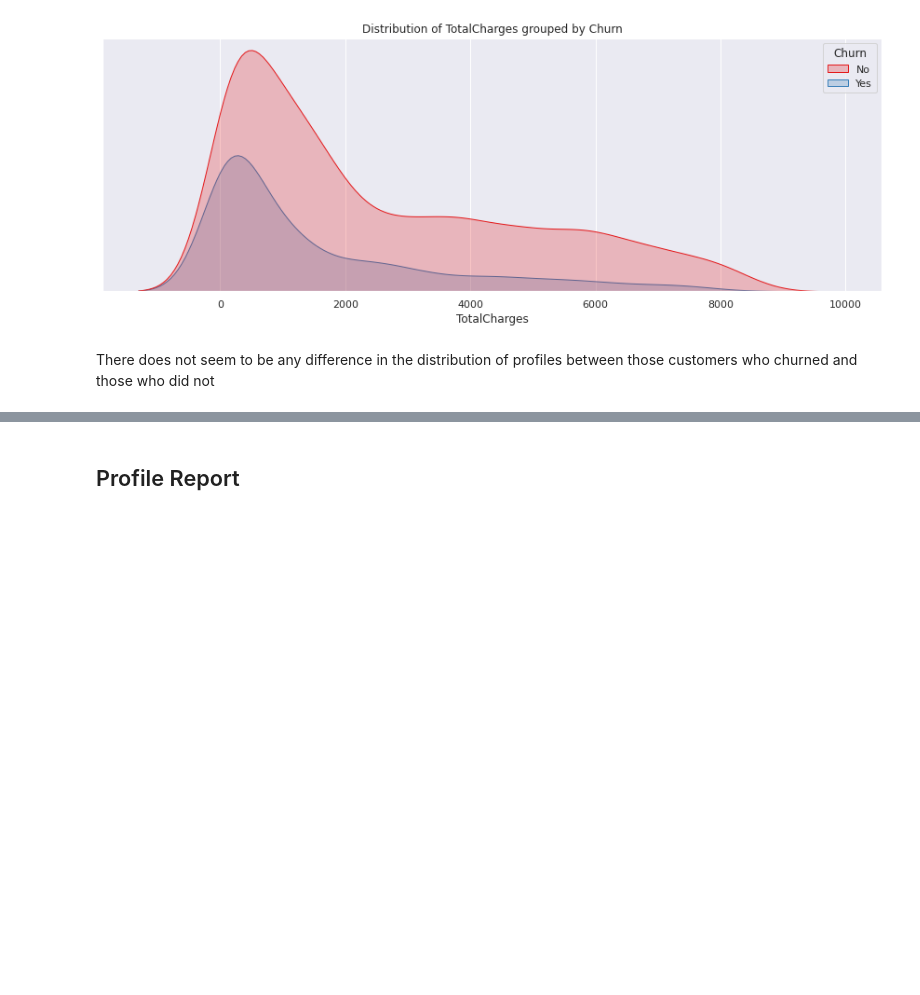
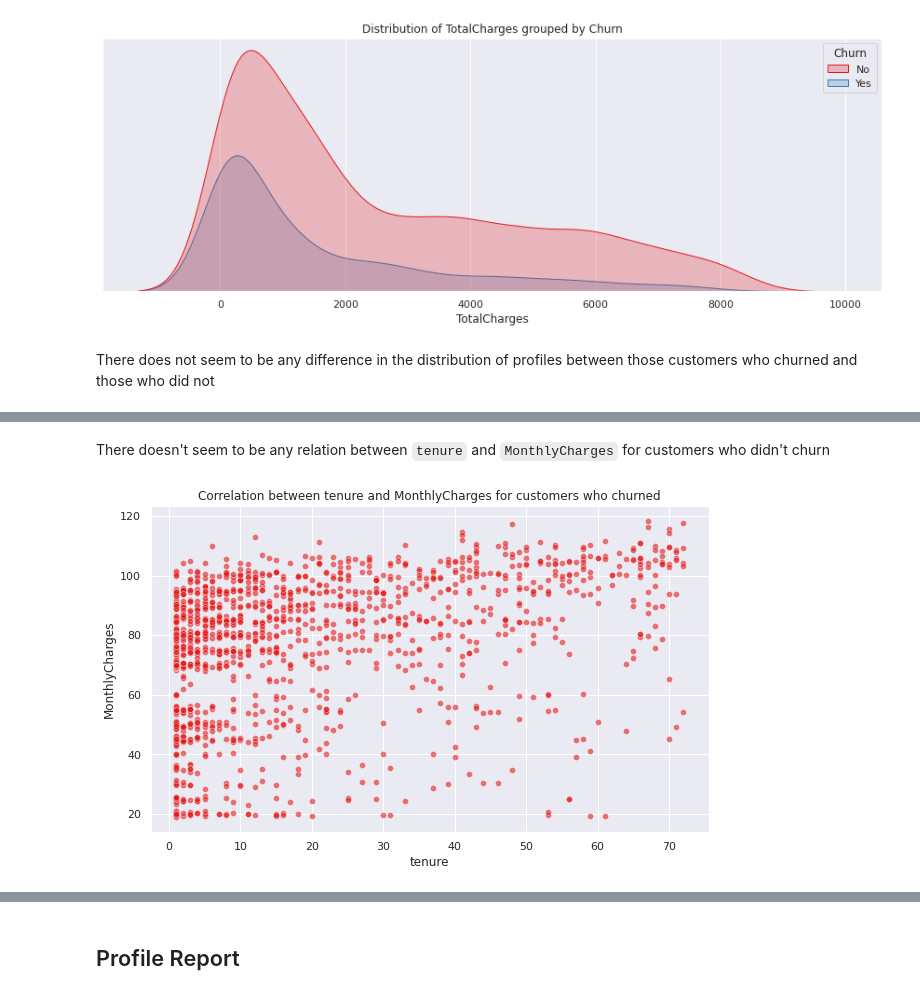
Before and after one commit to NikkiSatmaka/sticky-customers-operation, a Jupyter notebook: h8dsft_Milestone1P2_nikki_satmaka.ipynb, the cells around one changed output, grey strips where cells are left out. Cells and saved outputs as stored; diff of their text form; code cells hidden in the pictures; blank space fills up the shorter version.

```diff
--- a/h8dsft_Milestone1P2_nikki_satmaka.ipynb
+++ b/h8dsft_Milestone1P2_nikki_satmaka.ipynb
@@ -724,0 +743,10 @@ plt.show()
+# %% [markdown]
+There doesn't seem to be any relation between `tenure` and `MonthlyCharges` for customers who didn't churn
+# %%
+# plot correlation between tenure and MonthlyCharges for customers who churned
+plt.figure(figsize=(10, 6))
+sns.scatterplot(data=df_train[df_train['Churn'] == 'Yes'], x='tenure', y='MonthlyCharges', alpha=0.6)
+plt.title(f'Correlation between tenure and MonthlyCharges for customers who churned')
+plt.show()
+# %% [output]
+[figure, added]
```
Also changed, not shown: parts of 39 cells of this notebook.
